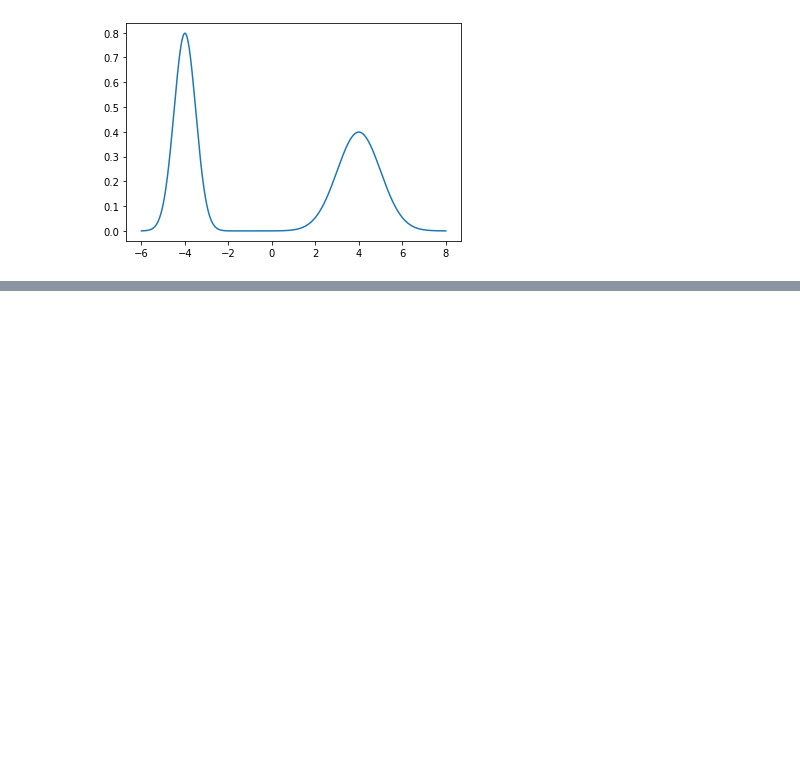
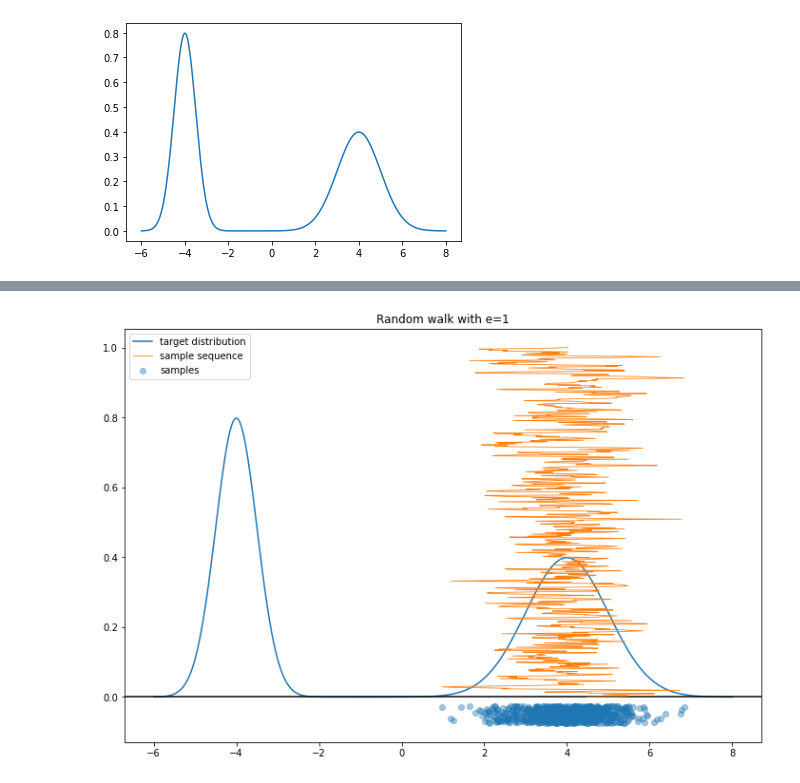
Before and after one commit to Inventrohyder/cs146, a Jupyter notebook: 13.2/notebook.ipynb, the cells around one changed output, grey strips where cells are left out. Saved outputs shown, nothing was run; the diff lists cells and outputs as text; code cells hidden in the pictures; blank space fills up the shorter version.

```diff
--- a/13.2/notebook.ipynb
+++ b/13.2/notebook.ipynb
@@ -57,0 +47,4 @@ walk(4)
+# %%
+a_1=walk(1)
+# %% [output]
+[figure, added]
```
Also changed, not shown: parts of 13 cells of this notebook.
